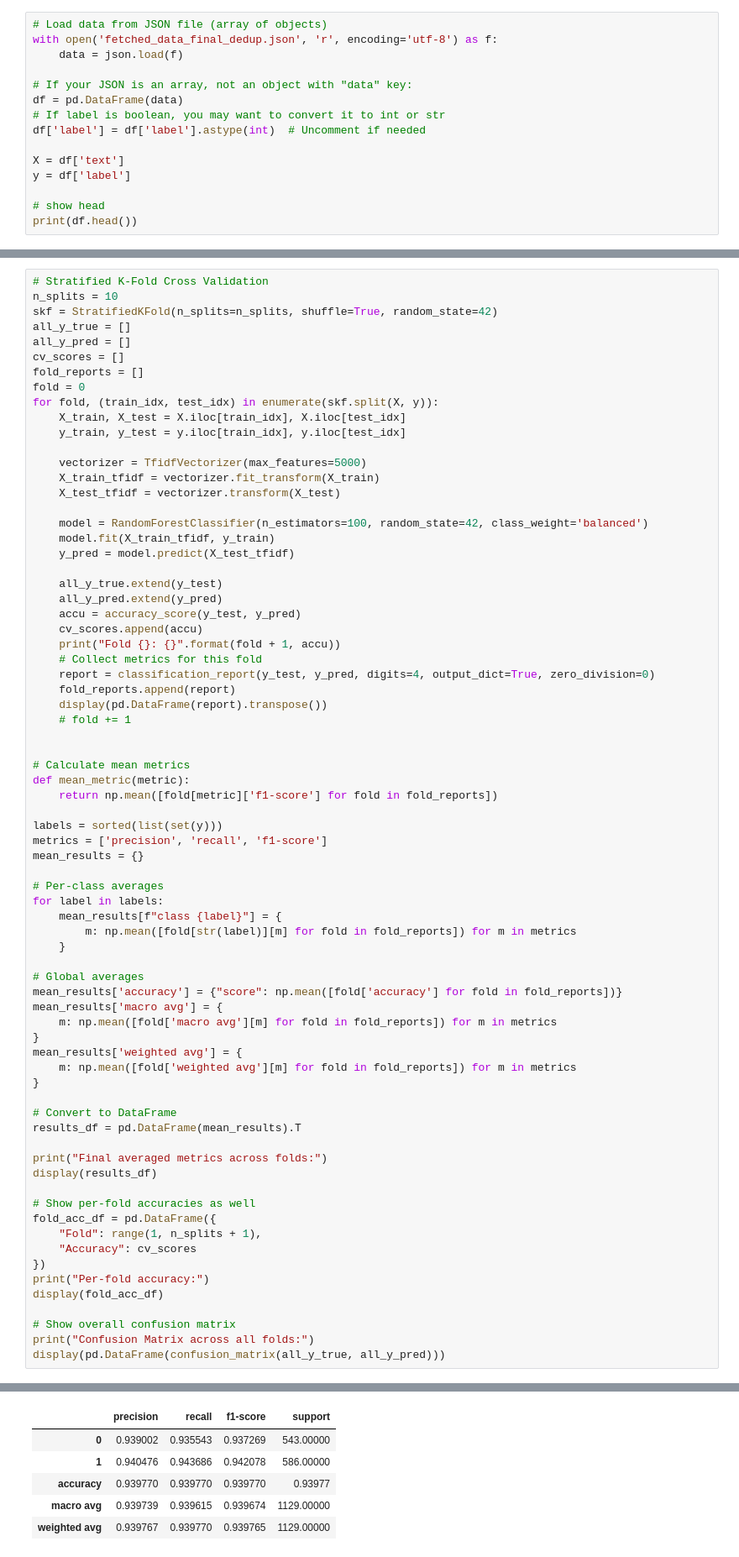
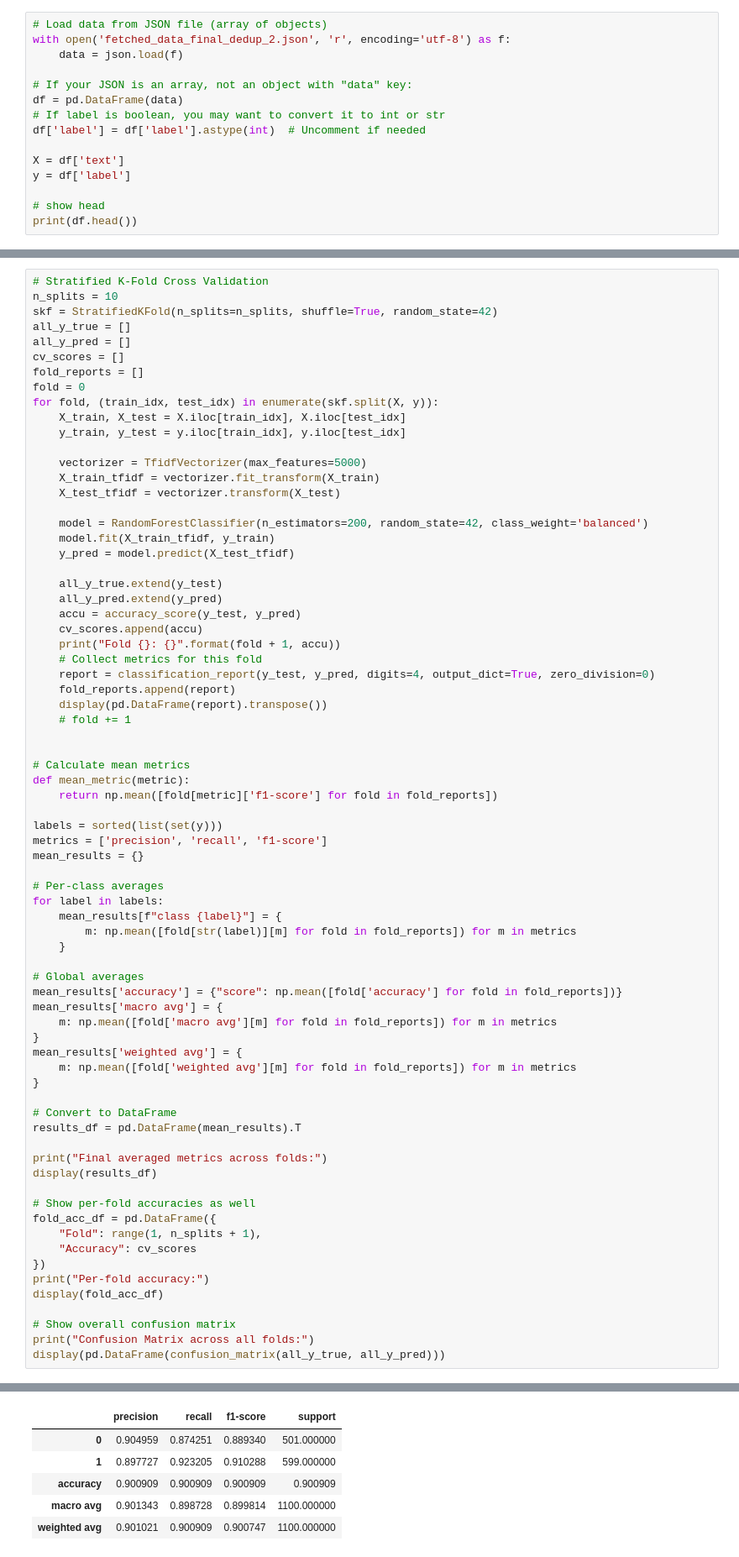
Before and after one commit to M4RV3L24/Online-Gambling-Detection-using-IndoBERTweet, a Jupyter notebook: Models/RF_TFIDF/prototype.ipynb, the cells around one changed output, grey strips where cells are left out. Shown: that part at 84% size. Cells and saved outputs as stored; diff of their text form.

```diff
--- a/Models/RF_TFIDF/prototype.ipynb
+++ b/Models/RF_TFIDF/prototype.ipynb
@@ -10,7 +10,7 @@ from sklearn.metrics import classification_report, accuracy_score, confusion_mat
 from IPython.display import display
 # %%
 # Load data from JSON file (array of objects)
-with open('fetched_data_final_dedup.json', 'r', encoding='utf-8') as f:
+with open('fetched_data_final_dedup_2.json', 'r', encoding='utf-8') as f:
     data = json.load(f)
 
 # If your JSON is an array, not an object with "data" key:
@@ -47,7 +47,7 @@ for fold, (train_idx, test_idx) in enumerate(skf.split(X, y)):
     X_train_tfidf = vectorizer.fit_transform(X_train)
     X_test_tfidf = vectorizer.transform(X_test)
 
-    model = RandomForestClassifier(n_estimators=100, random_state=42, class_weight='balanced')
+    model = RandomForestClassifier(n_estimators=200, random_state=42, class_weight='balanced')
     model.fit(X_train_tfidf, y_train)
     y_pred = model.predict(X_test_tfidf)
 
@@ -108,6 +108,6 @@ Fold 1: 0.9397697077059345
 |  | precision | recall | f1-score | support |
-| 0 | 0.939002 | 0.935543 | 0.937269 | 543.00000 |
-| 1 | 0.940476 | 0.943686 | 0.942078 | 586.00000 |
-| accuracy | 0.939770 | 0.939770 | 0.939770 | 0.93977 |
-| macro avg | 0.939739 | 0.939615 | 0.939674 | 1129.00000 |
-| weighted avg | 0.939767 | 0.939770 | 0.939765 | 1129.00000 |
+| 0 | 0.904959 | 0.874251 | 0.889340 | 501.000000 |
+| 1 | 0.897727 | 0.923205 | 0.910288 | 599.000000 |
+| accuracy | 0.900909 | 0.900909 | 0.900909 | 0.900909 |
+| macro avg | 0.901343 | 0.898728 | 0.899814 | 1100.000000 |
+| weighted avg | 0.901021 | 0.900909 | 0.900747 | 1100.000000 |
```
Also changed, not shown: parts of 2 cells of this notebook, 5 other files.
